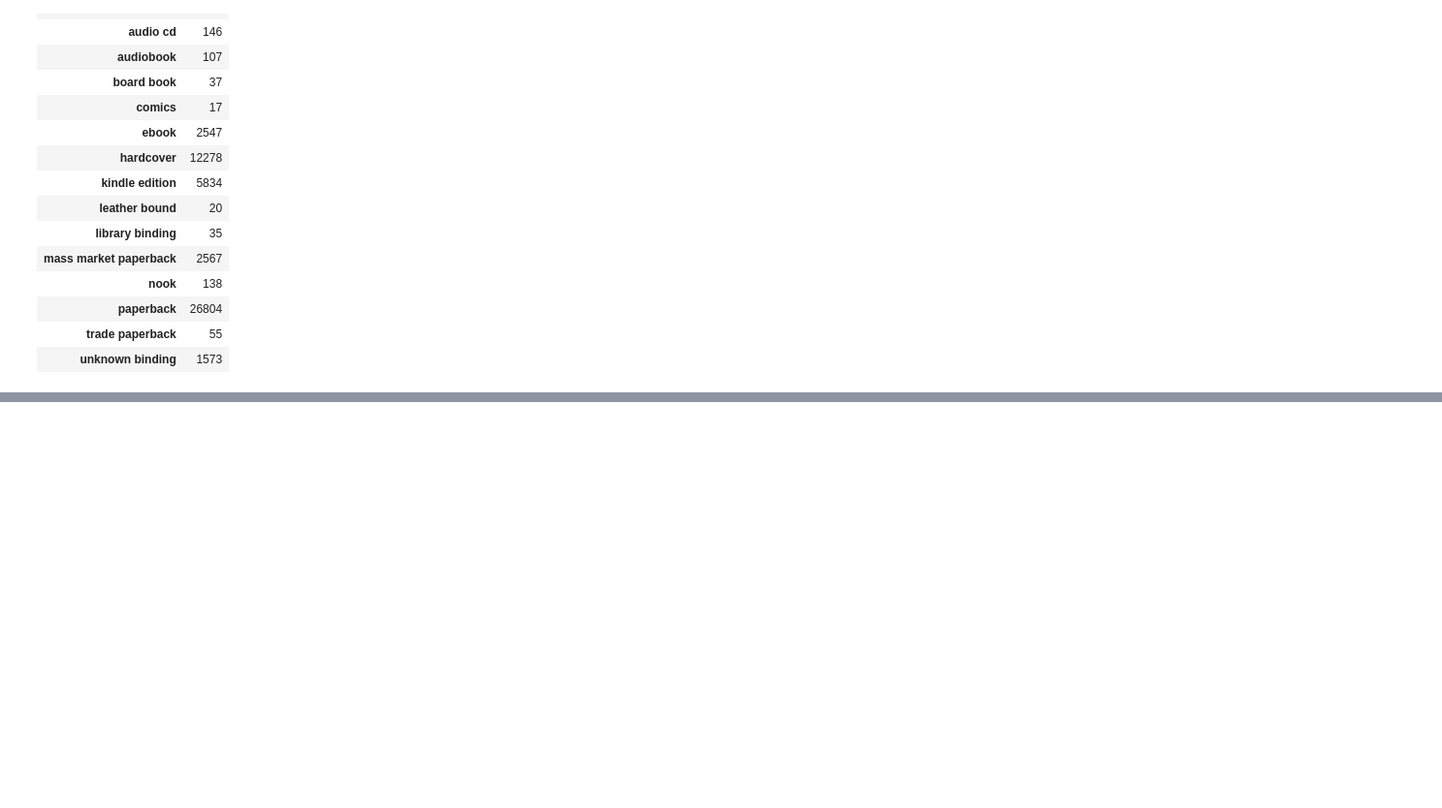
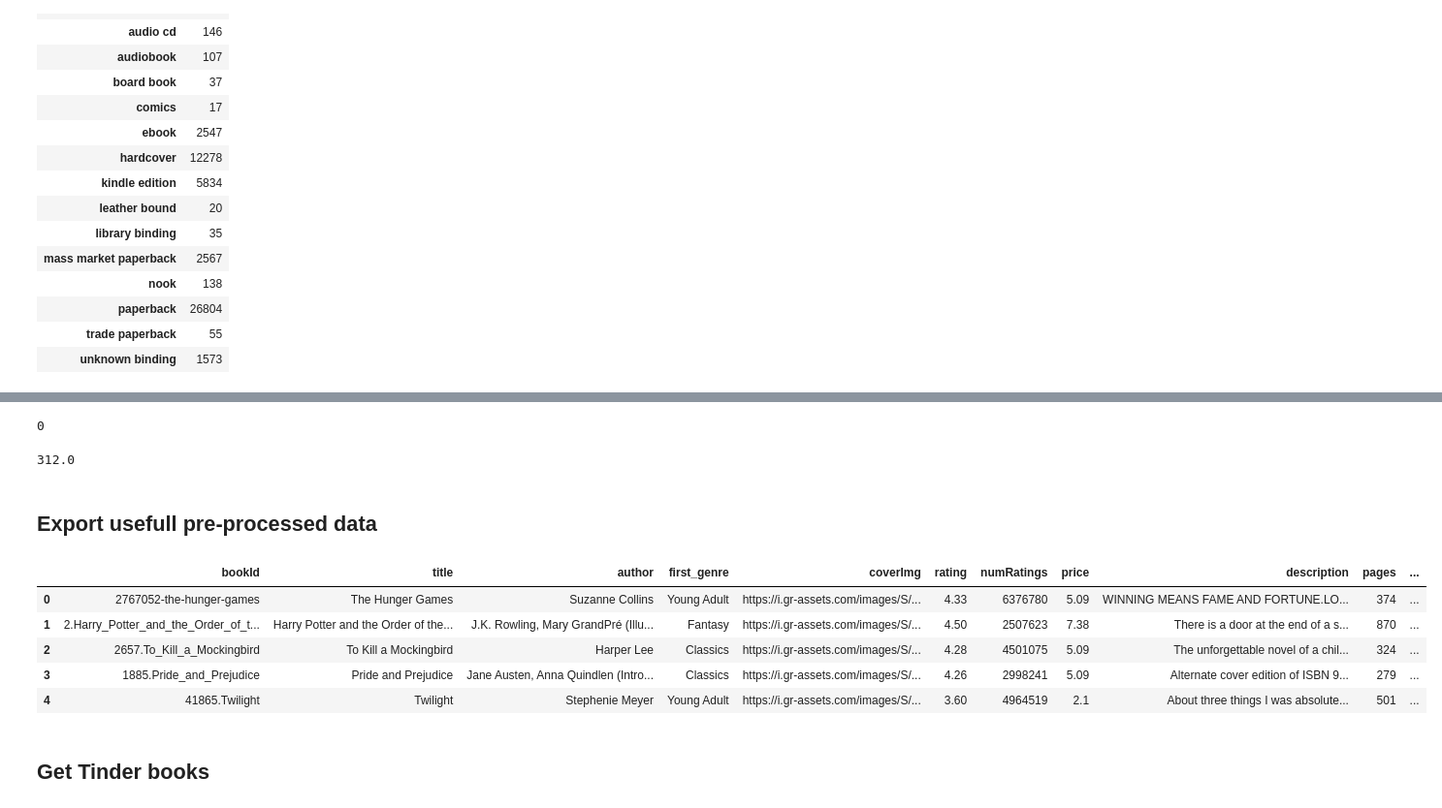
Before and after one commit to com-480-data-visualization/datavis-project-2022-team_philippe, a Jupyter notebook: data_processing.ipynb, the cells around one changed output, grey strips where cells are left out. Shown at 97% size. Cells and saved outputs as stored; diff of their text form; code cells hidden in the pictures; blank space fills up the shorter version.

Commit message:
All data fields pre-processed + add sanitized csv file

```diff
--- a/data_processing.ipynb
+++ b/data_processing.ipynb
@@ -122,0 +262,3 @@ data[['bookFormat', 'hardcover', 'paperback', 'audiobook', 'ebook', 'other']].sa
+# %%
+with_nb_pages = data[data['pages'].notna()]
+with_nb_pages['pages'] = pd.to_numeric(with_nb_pages['pages'])
@@ -122,0 +275,48 @@ data[['bookFormat', 'hardcover', 'paperback', 'audiobook', 'ebook', 'other']].sa
+# %%
+min_price = with_nb_pages['pages'].min()
+min_price
+# %% [output]
+0
+# %%
+median_price = with_nb_pages['pages'].median()
+median_price
+# %% [output]
+312.0
+# %%
+data['pages'] = data['pages'].fillna(median_price)
+# %% [markdown]
+## Export usefull pre-processed data
+# %%
+# Fields currently used on the website, can be adapted to future needs
+usefull_fields = [
+    'bookId',
+    'title',
+    'author',
+    'first_genre',
+    'coverImg',
+    'rating',
+    'numRatings',
+    'price',
+    'description',
+    'pages',
+    'publishDate',
+    'publisher',
+    'bookFormat',
+    'hardcover',
+    'paperback',
+    'audiobook',
+    'ebook',
+    'other',
+    'isbn'
+]
+
+export_data = data[usefull_fields]
+# %%
+export_data.head(5)
+# %% [output]
+|  | bookId | title | author | first_genre | coverImg | rating | numRatings | price | description | pages | ... |
+| 0 | 2767052-the-hunger-games | The Hunger Games | Suzanne Collins | Young Adult | https://i.gr-assets.com/images/S/... | 4.33 | 6376780 | 5.09 | WINNING MEANS FAME AND FORTUNE.LO... | 374 | ... |
+| 1 | 2.Harry_Potter_and_the_Order_of_t... | Harry Potter and the Order of the... | J.K. Rowling, Mary GrandPré (Illu... | Fantasy | https://i.gr-assets.com/images/S/... | 4.50 | 2507623 | 7.38 | There is a door at the end of a s... | 870 | ... |
+| 2 | 2657.To_Kill_a_Mockingbird | To Kill a Mockingbird | Harper Lee | Classics | https://i.gr-assets.com/images/S/... | 4.28 | 4501075 | 5.09 | The unforgettable novel of a chil... | 324 | ... |
+| 3 | 1885.Pride_and_Prejudice | Pride and Prejudice | Jane Austen, Anna Quindlen (Intro... | Classics | https://i.gr-assets.com/images/S/... | 4.26 | 2998241 | 5.09 | Alternate cover edition of ISBN 9... | 279 | ... |
+| 4 | 41865.Twilight | Twilight | Stephenie Meyer | Young Adult | https://i.gr-assets.com/images/S/... | 3.60 | 4964519 | 2.1 | About three things I was absolute... | 501 | ... |
@@ -122,0 +328,2 @@ data[['bookFormat', 'hardcover', 'paperback', 'audiobook', 'ebook', 'other']].sa
+# %% [markdown]
+## Get Tinder books
```
Also changed, not shown: parts of 46 cells of this notebook, 1 other file.
